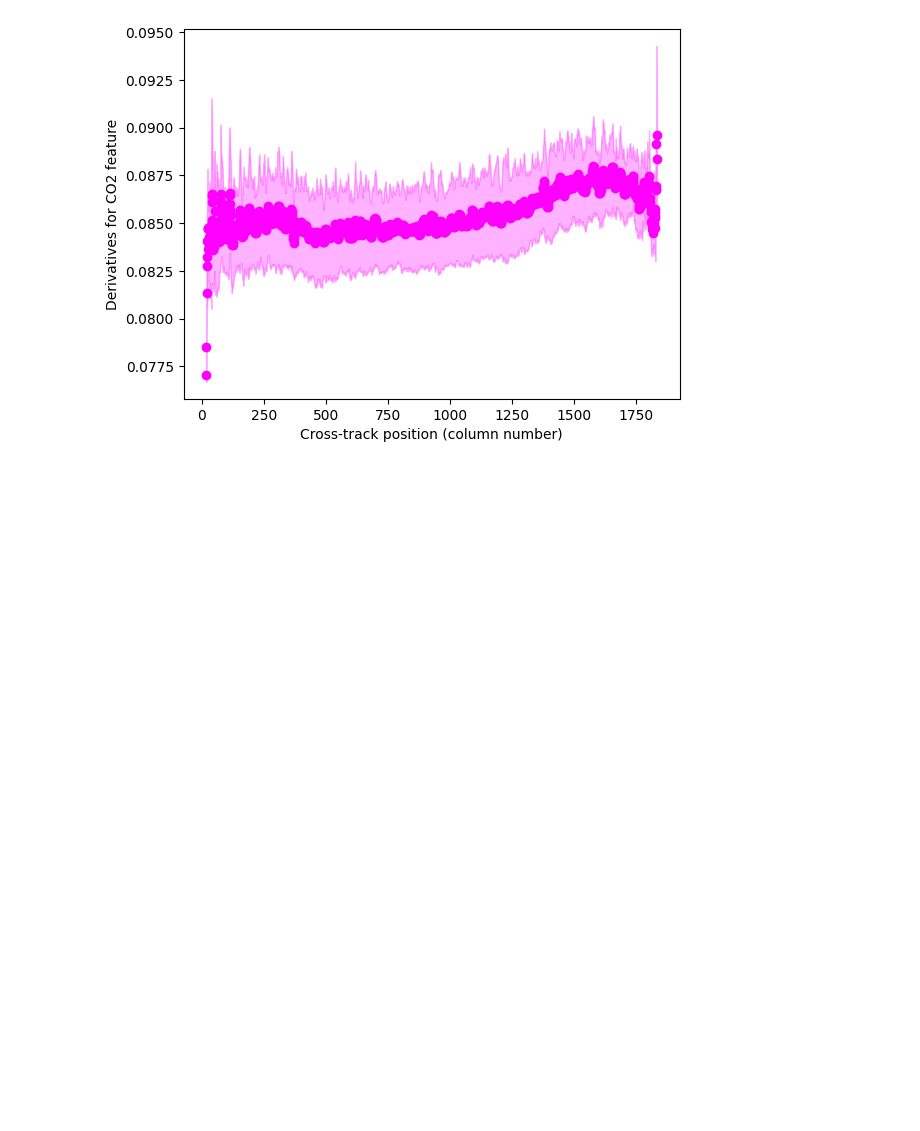
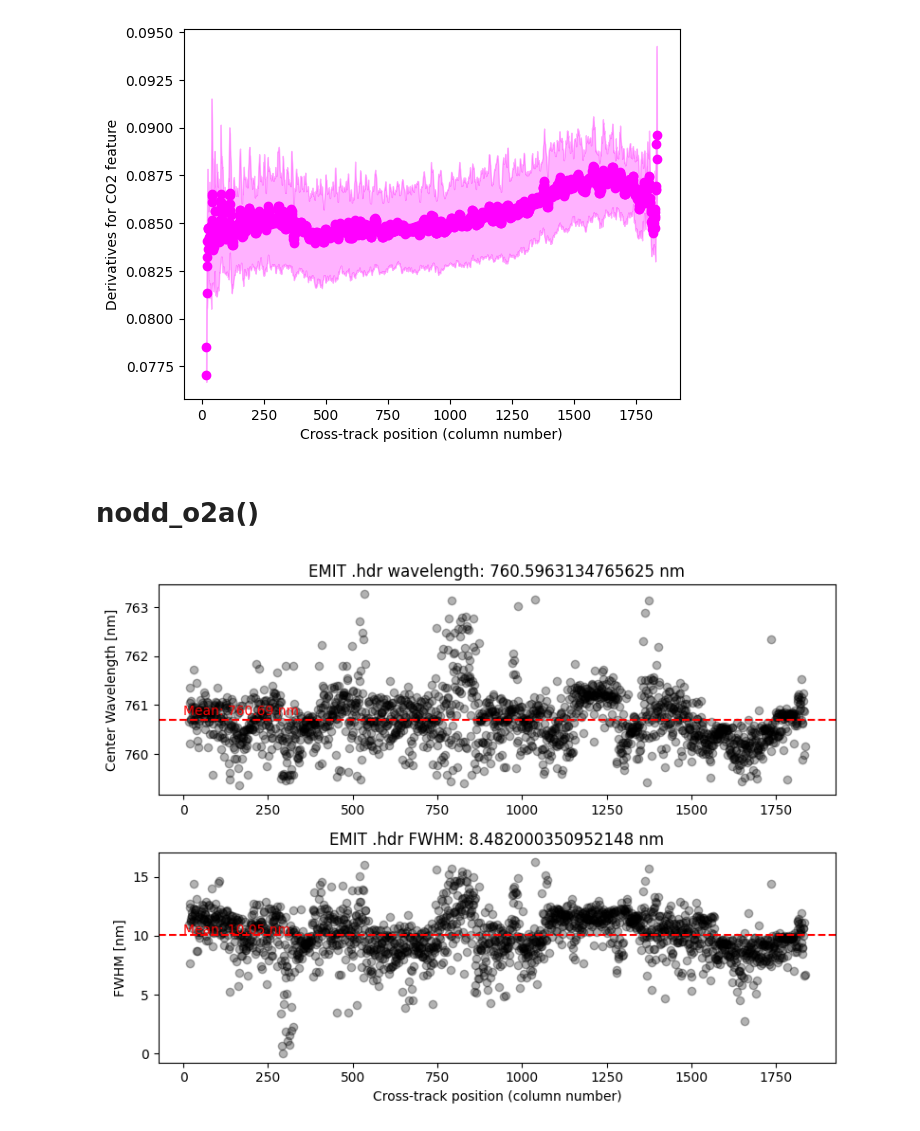
Before and after one commit to brentwilder/HyperQuest, a Jupyter notebook: tutorials/testing_smile_methods.ipynb, the cells around one changed output. Saved outputs shown, nothing was run; the diff lists cells and outputs as text; code cells hidden in the pictures; blank space fills up the shorter version.

Commit message:
smile methods - nodd

```diff
--- a/tutorials/testing_smile_methods.ipynb
+++ b/tutorials/testing_smile_methods.ipynb
@@ -30,3 +32,46 @@ plt.xlabel('Cross-track position (column number)')
 plt.show()
 # %% [output]
 [figure]
+# %% [markdown]
+# nodd_o2a()
+# %%
+path_to_rtm_output_csv = "../tests/data/rtm-SISTER_EMIT_L1B_RDN_20220827T091626_000/radiative_transfer_output.csv"
+
+cwl, fwhm, sensor_band, sensor_fwhm = hyperquest.nodd_o2a(hdr_path,
+                                                          path_to_rtm_output_csv,
+                                                          rho_s=0.15, # can be assumed , exact reflectance is not needed in NODD
+                                                          ncpus=8,
+                                                          mask_waterbodies=True,
+                                                          no_data_value=-9999)
+
+# outputs
+# CWL: array of optimal CWL at sensor_band
+# FWHM: array of optimal FWHM at sensor band
+# sensor_band: value given in hdr for CWL closest to O2-A.
+# sensor_fwhm: value given in hdr for FWHM closest to O2-A.
+# %%
+# means
+mean_cwl = np.nanmean(cwl)
+mean_fwhm = np.nanmean(fwhm)
+
+# plot code
+fig, ax = plt.subplots(2, 1, figsize=(8, 6))
+
+ax[0].scatter(column_numbers, cwl, color='k', alpha=0.3)
+ax[0].axhline(mean_cwl, color='r', linestyle='--')
+ax[0].text(0, mean_cwl+0.1, f'Mean: {mean_cwl:.2f} nm', color='r')
+ax[0].set_title(f'EMIT .hdr wavelength: {sensor_band} nm')
+ax[0].set_xlabel('')
+ax[0].set_ylabel('Center Wavelength [nm]')
+
+ax[1].scatter(column_numbers, fwhm, color='k', alpha=0.3)
+ax[1].axhline(mean_fwhm, color='r', linestyle='--')
+ax[1].text(0, mean_fwhm+0.1, f'Mean: {mean_fwhm:.2f} nm', color='r')
+ax[1].set_title(f'EMIT .hdr FWHM: {sensor_fwhm} nm')
+ax[1].set_xlabel('Cross-track position (column number)')
+ax[1].set_ylabel('FWHM [nm]')
+
+plt.tight_layout()
+plt.show()
+# %% [output]
+[figure, added]
```
Also changed, not shown: parts of 1 cell of this notebook, 6 other files.
